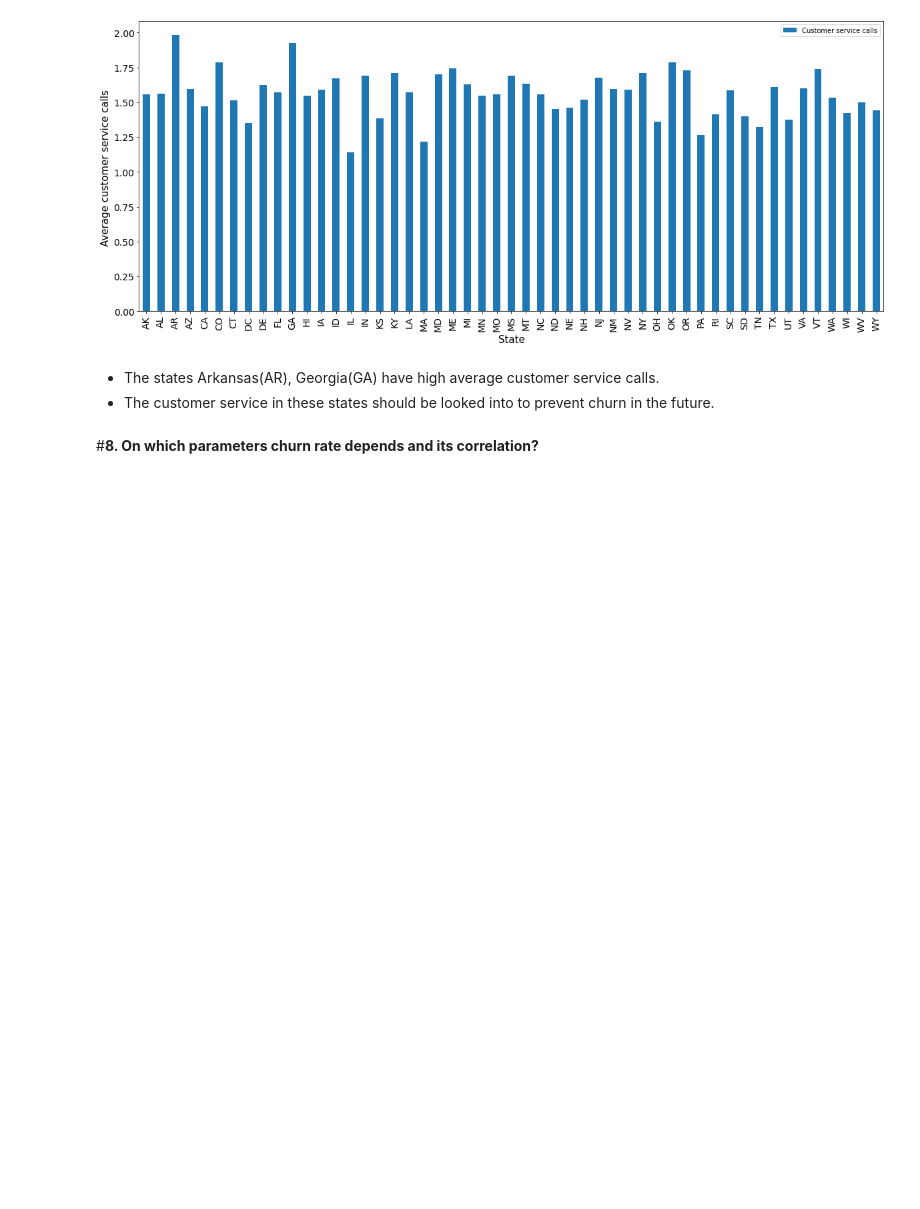
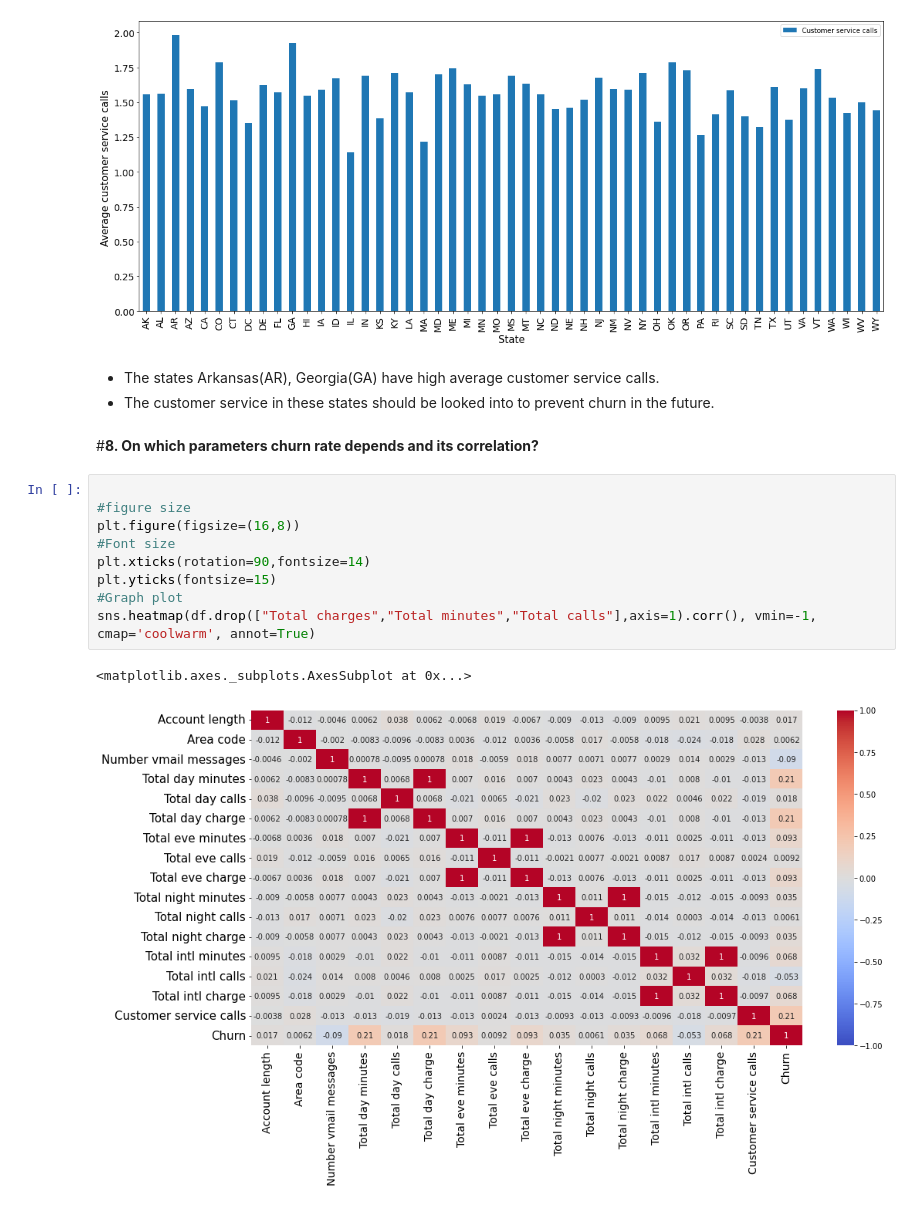
Before and after one commit to Ashfaquesayyed/telecom-churn-analysis, a Jupyter notebook: telecom_churn_analysis.ipynb, the cells around one changed output. Drawn from its saved outputs; the diff is of its cells as text; blank space fills up the shorter version.

```diff
--- a/telecom_churn_analysis.ipynb
+++ b/telecom_churn_analysis.ipynb
@@ -530,3 +530,15 @@ Text(0, 0.5, 'Average customer service calls ')
 * The customer service in these states should be looked into to prevent churn in the future.
 # %% [markdown]
 #**8. On which parameters churn rate depends and its correlation?**
+# %%
+
+#figure size
+plt.figure(figsize=(16,8))
+#Font size
+plt.xticks(rotation=90,fontsize=14)
+plt.yticks(fontsize=15)
+#Graph plot
+sns.heatmap(df.drop(["Total charges","Total minutes","Total calls"],axis=1).corr(), vmin=-1, cmap='coolwarm', annot=True)
+# %% [output]
+<matplotlib.axes._subplots.AxesSubplot at 0x...>
+[figure, added]
```
Also changed, not shown: parts of 3 cells of this notebook.
